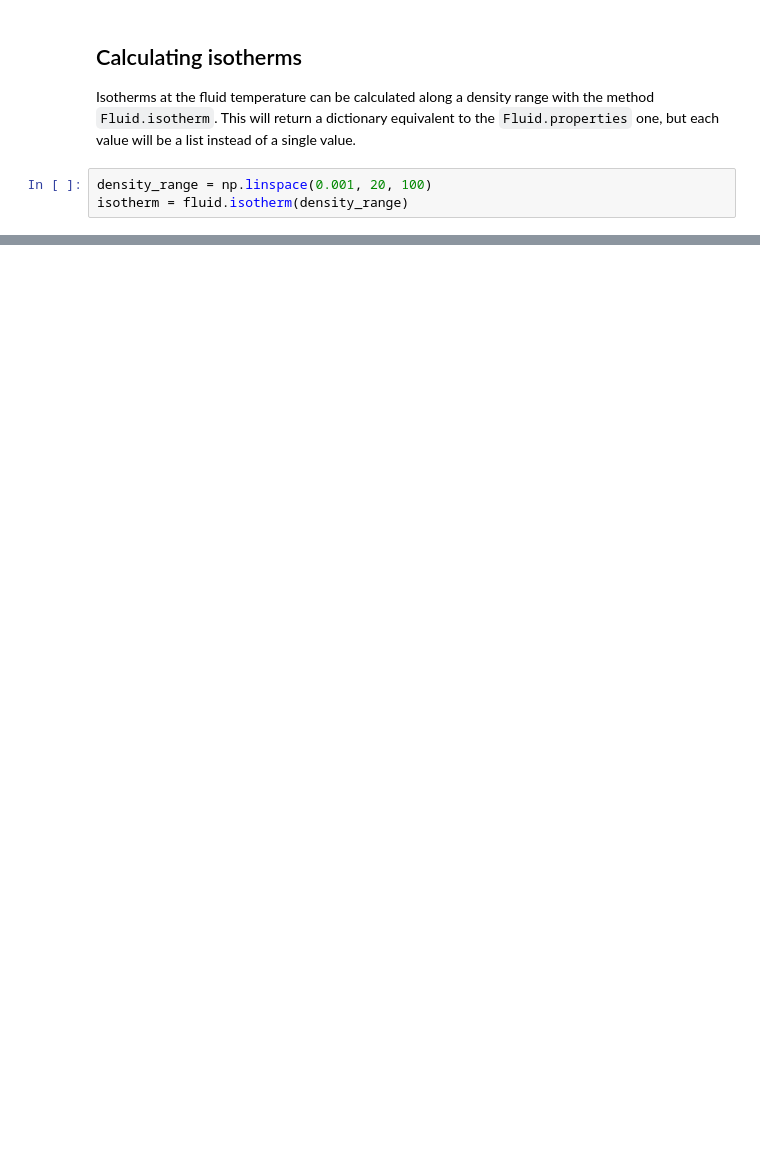
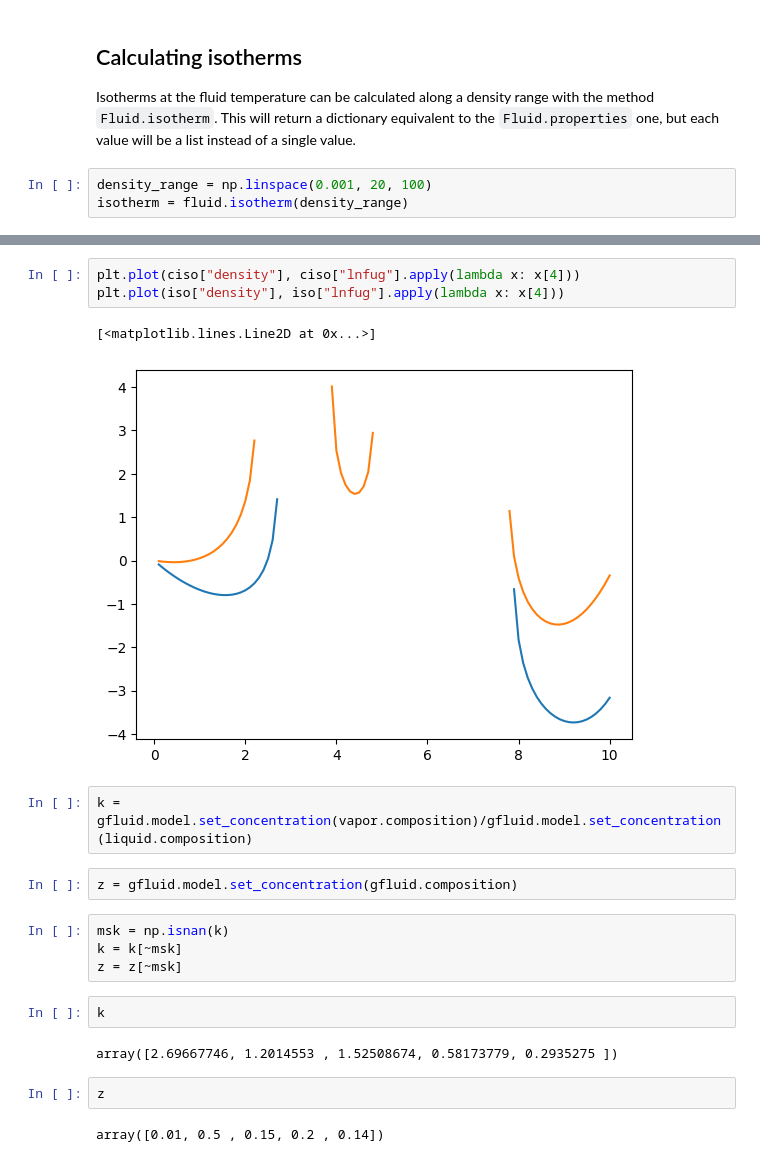
Before and after one commit to fedebenelli/PyForFluids, a Jupyter notebook: docs/source/tutorial.ipynb, the cells around one changed output, grey strips where cells are left out. Drawn from its saved outputs; the diff is of its cells as text; blank space fills up the shorter version.

```diff
--- a/docs/source/tutorial.ipynb
+++ b/docs/source/tutorial.ipynb
@@ -111,0 +222,22 @@ plt.show()
+# %%
+plt.plot(ciso["density"], ciso["lnfug"].apply(lambda x: x[4]))
+plt.plot(iso["density"], iso["lnfug"].apply(lambda x: x[4]))
+# %% [output]
+[<matplotlib.lines.Line2D at 0x...>]
+[figure, added]
+# %%
+k = gfluid.model.set_concentration(vapor.composition)/gfluid.model.set_concentration(liquid.composition)
+# %%
+z = gfluid.model.set_concentration(gfluid.composition)
+# %%
+msk = np.isnan(k)
+k = k[~msk]
+z = z[~msk]
+# %%
+k
+# %% [output]
+array([2.69667746, 1.2014553 , 1.52508674, 0.58173779, 0.2935275 ])
+# %%
+z
+# %% [output]
+array([0.01, 0.5 , 0.15, 0.2 , 0.14])
```
Also changed, not shown: parts of 26 cells of this notebook, 11 other files.
